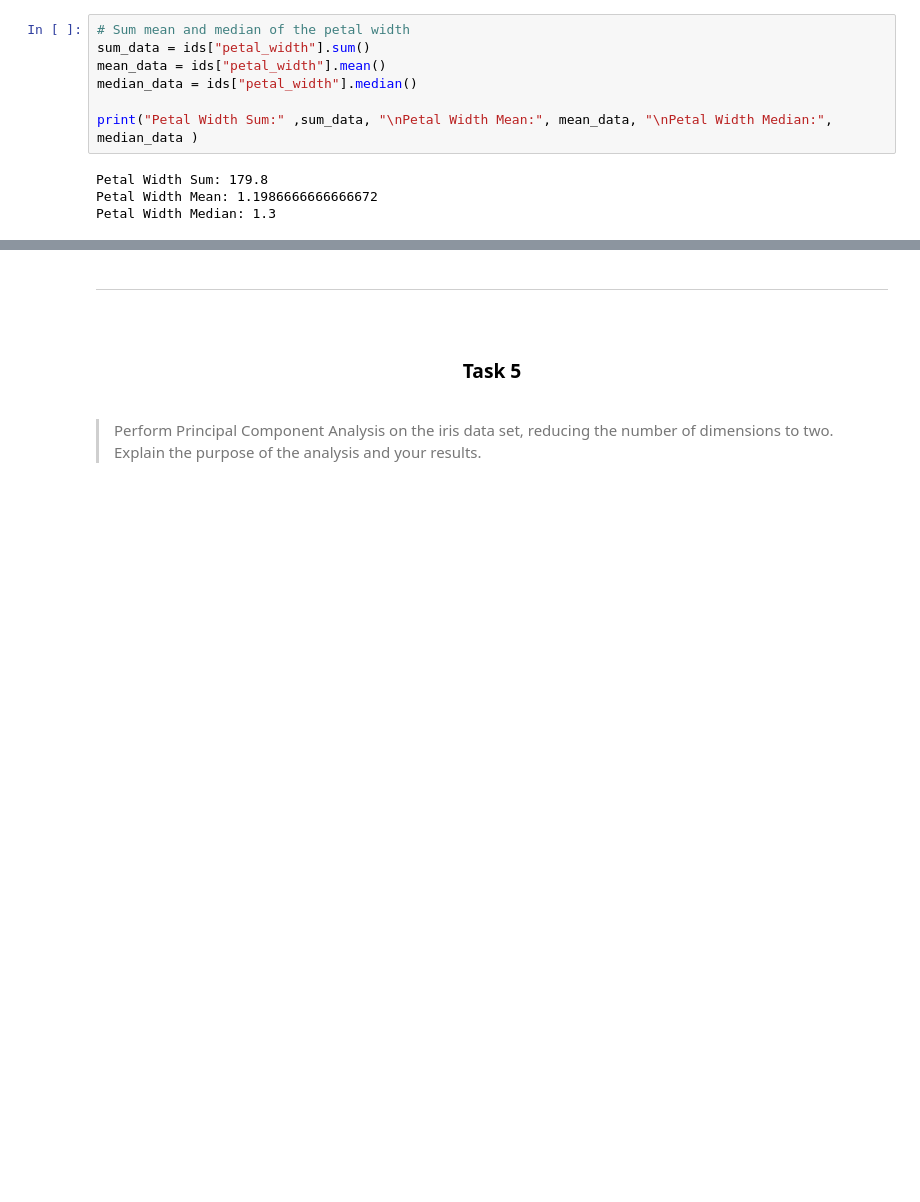
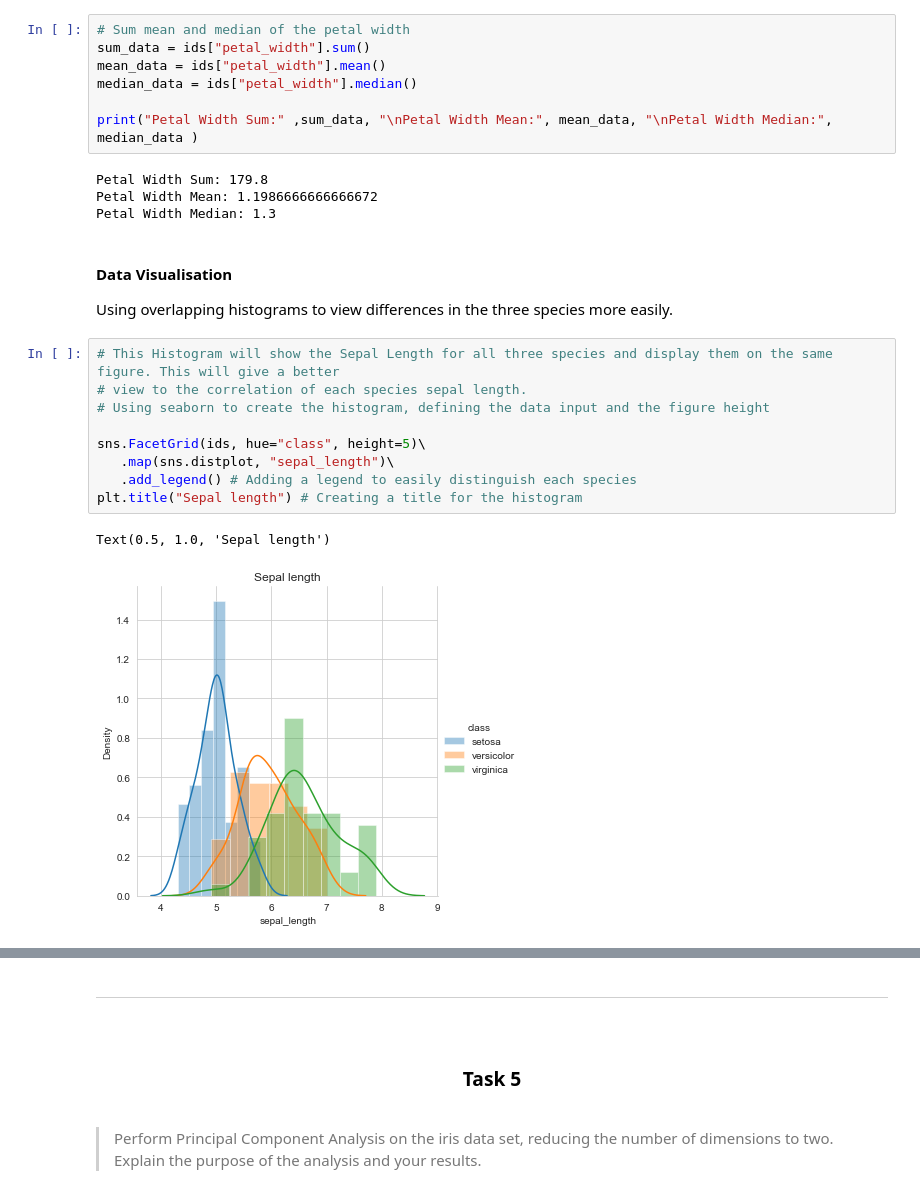
Before and after one commit to JTohall/Machine_Learning_and_Statistics, a Jupyter notebook: Tasks.ipynb, the cells around one changed output, grey strips where cells are left out. Saved outputs shown, nothing was run; the diff lists cells and outputs as text; blank space fills up the shorter version.

```diff
--- a/Tasks.ipynb
+++ b/Tasks.ipynb
@@ -776,3 +791,21 @@ print("Petal Width Sum:" ,sum_data, "\nPetal Width Mean:", mean_data, "\nPetal W
 Petal Width Sum: 179.8
 Petal Width Mean: 1.1986666666666672
 Petal Width Median: 1.3
+# %% [markdown]
+<br/>
+
+**Data Visualisation**
+
+Using overlapping histograms to view differences in the three species more easily.
+# %%
+# This Histogram will show the Sepal Length for all three species and display them on the same figure. This will give a better
+# view to the correlation of each species sepal length.
+# Using seaborn to create the histogram, defining the data input and the figure height
+
+sns.FacetGrid(ids, hue="class", height=5)\
+   .map(sns.distplot, "sepal_length")\
+   .add_legend() # Adding a legend to easily distinguish each species
+plt.title("Sepal length") # Creating a title for the histogram
+# %% [output]
+Text(0.5, 1.0, 'Sepal length')
+[figure, added]
```
Also changed, not shown: parts of 14 cells of this notebook.
